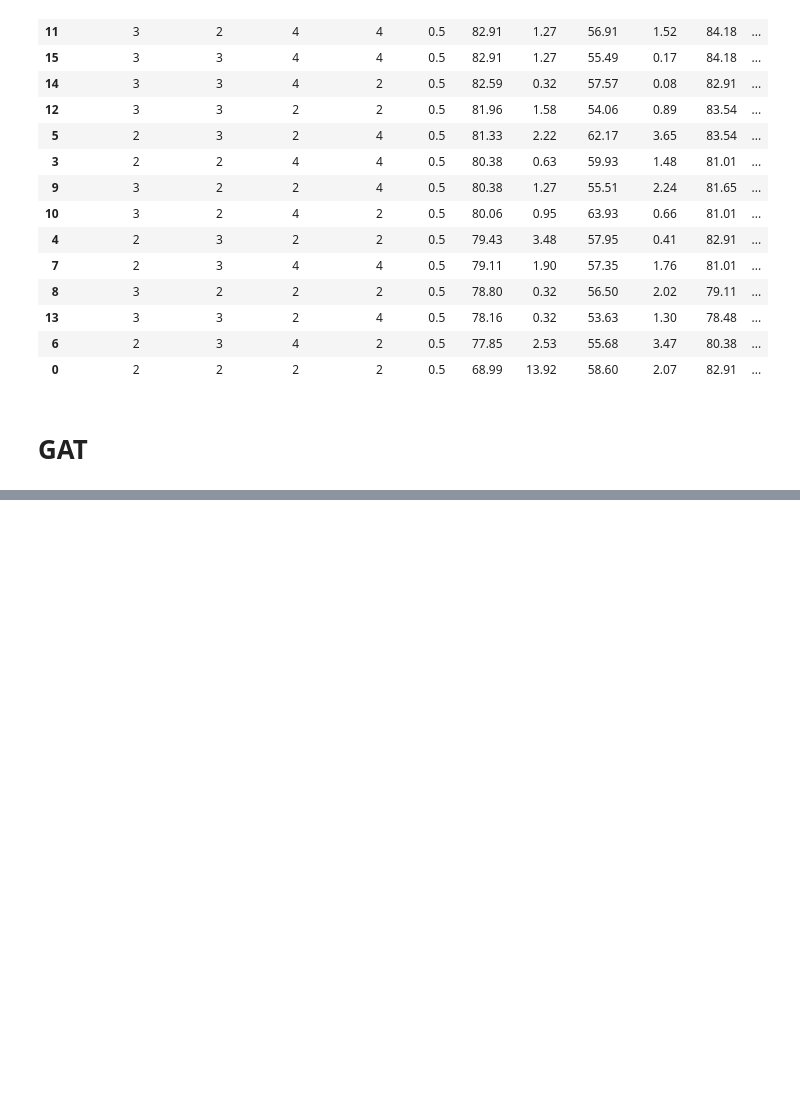
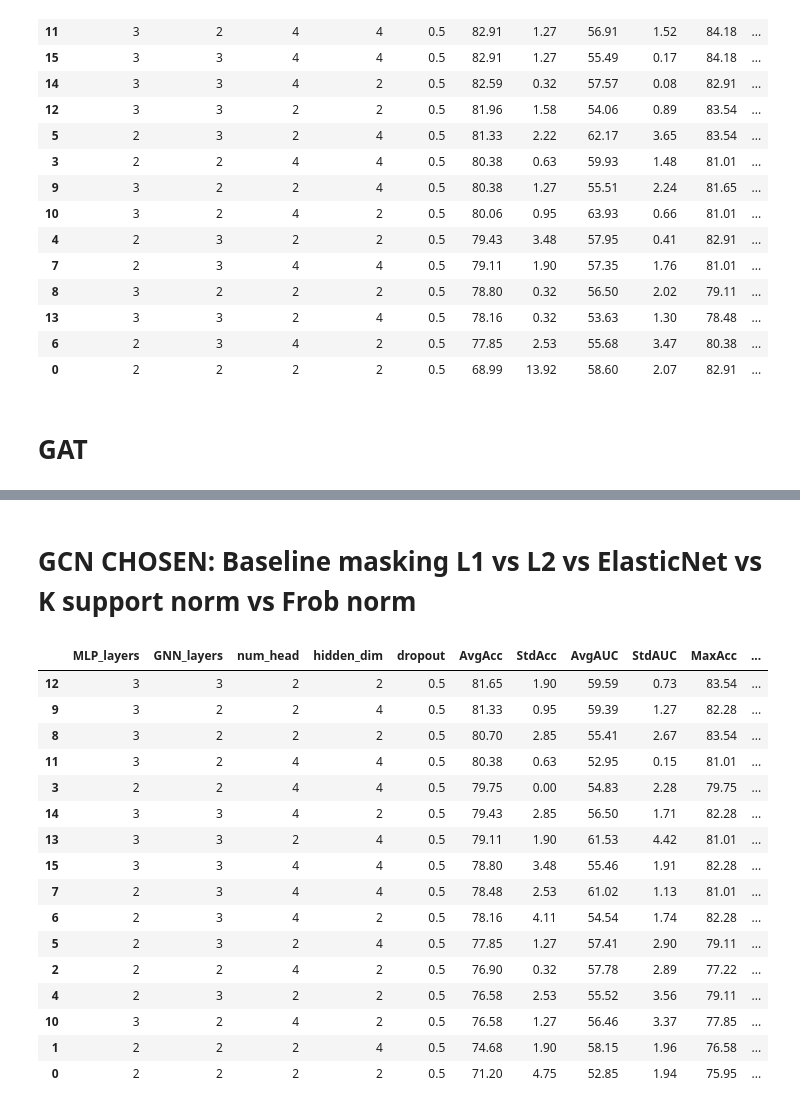
Before and after one commit to yanismiraoui/CNS-Research-YM, a Jupyter notebook: extract_results_tuning.ipynb, the cells around one changed output, grey strips where cells are left out. Cells and saved outputs as stored; diff of their text form; code cells hidden in the pictures; blank space fills up the shorter version.

```diff
--- a/extract_results_tuning.ipynb
+++ b/extract_results_tuning.ipynb
@@ -258,0 +277,46 @@ df_gcn.sort_values(by='AvgAcc', ascending=False)
+# %% [markdown]
+# GCN CHOSEN: Baseline masking L1 vs L2 vs ElasticNet vs K support norm vs Frob norm
+# %%
+# GNN with one layer masking and L1 regularization
+with open('./modified_XGW-GAT/save_results_tuning_gcn_baseline_masking_l1.pkl', 'rb') as f:
+    results = pkl.load(f)
+
+# Function to extract numbers from a string
+def extract_numbers(s):
+    return [float(n) for n in re.findall(r"[-+]?\d*\.\d+|\d+", s)]
+
+# Process the data
+formatted_data = []
+for key, values in results.items():
+    row = list(key)
+    for value in values:
+        numbers = extract_numbers(value)
+        row.extend(numbers)
+    formatted_data.append(row)
+
+# Creating DataFrame with appropriate column names
+columns = ['MLP_layers', 'GNN_layers', 'num_head', 'hidden_dim', 'dropout']
+additional_columns = ['AvgAcc', 'StdAcc', 'AvgAUC', 'StdAUC', 'MaxAcc', 'MaxAUC', 'TreatmentAcc', 'TreatmentAUC', 'ScannerAcc', 'ScannerAUC']
+columns.extend(additional_columns)
+df_gcn = pd.DataFrame(formatted_data, columns=columns)
+
+# Display the DataFrame
+df_gcn.sort_values(by='AvgAcc', ascending=False)
+# %% [output]
+|  | MLP_layers | GNN_layers | num_head | hidden_dim | dropout | AvgAcc | StdAcc | AvgAUC | StdAUC | MaxAcc | ... |
+| 12 | 3 | 3 | 2 | 2 | 0.5 | 81.65 | 1.90 | 59.59 | 0.73 | 83.54 | ... |
+| 9 | 3 | 2 | 2 | 4 | 0.5 | 81.33 | 0.95 | 59.39 | 1.27 | 82.28 | ... |
+| 8 | 3 | 2 | 2 | 2 | 0.5 | 80.70 | 2.85 | 55.41 | 2.67 | 83.54 | ... |
+| 11 | 3 | 2 | 4 | 4 | 0.5 | 80.38 | 0.63 | 52.95 | 0.15 | 81.01 | ... |
+| 3 | 2 | 2 | 4 | 4 | 0.5 | 79.75 | 0.00 | 54.83 | 2.28 | 79.75 | ... |
+| 14 | 3 | 3 | 4 | 2 | 0.5 | 79.43 | 2.85 | 56.50 | 1.71 | 82.28 | ... |
+| 13 | 3 | 3 | 2 | 4 | 0.5 | 79.11 | 1.90 | 61.53 | 4.42 | 81.01 | ... |
+| 15 | 3 | 3 | 4 | 4 | 0.5 | 78.80 | 3.48 | 55.46 | 1.91 | 82.28 | ... |
+| 7 | 2 | 3 | 4 | 4 | 0.5 | 78.48 | 2.53 | 61.02 | 1.13 | 81.01 | ... |
+| 6 | 2 | 3 | 4 | 2 | 0.5 | 78.16 | 4.11 | 54.54 | 1.74 | 82.28 | ... |
+| 5 | 2 | 3 | 2 | 4 | 0.5 | 77.85 | 1.27 | 57.41 | 2.90 | 79.11 | ... |
+| 2 | 2 | 2 | 4 | 2 | 0.5 | 76.90 | 0.32 | 57.78 | 2.89 | 77.22 | ... |
+| 4 | 2 | 3 | 2 | 2 | 0.5 | 76.58 | 2.53 | 55.52 | 3.56 | 79.11 | ... |
+| 10 | 3 | 2 | 4 | 2 | 0.5 | 76.58 | 1.27 | 56.46 | 3.37 | 77.85 | ... |
+| 1 | 2 | 2 | 2 | 4 | 0.5 | 74.68 | 1.90 | 58.15 | 1.96 | 76.58 | ... |
+| 0 | 2 | 2 | 2 | 2 | 0.5 | 71.20 | 4.75 | 52.85 | 1.94 | 75.95 | ... |
```
Also changed, not shown: parts of 8 cells of this notebook, 6 other files.
